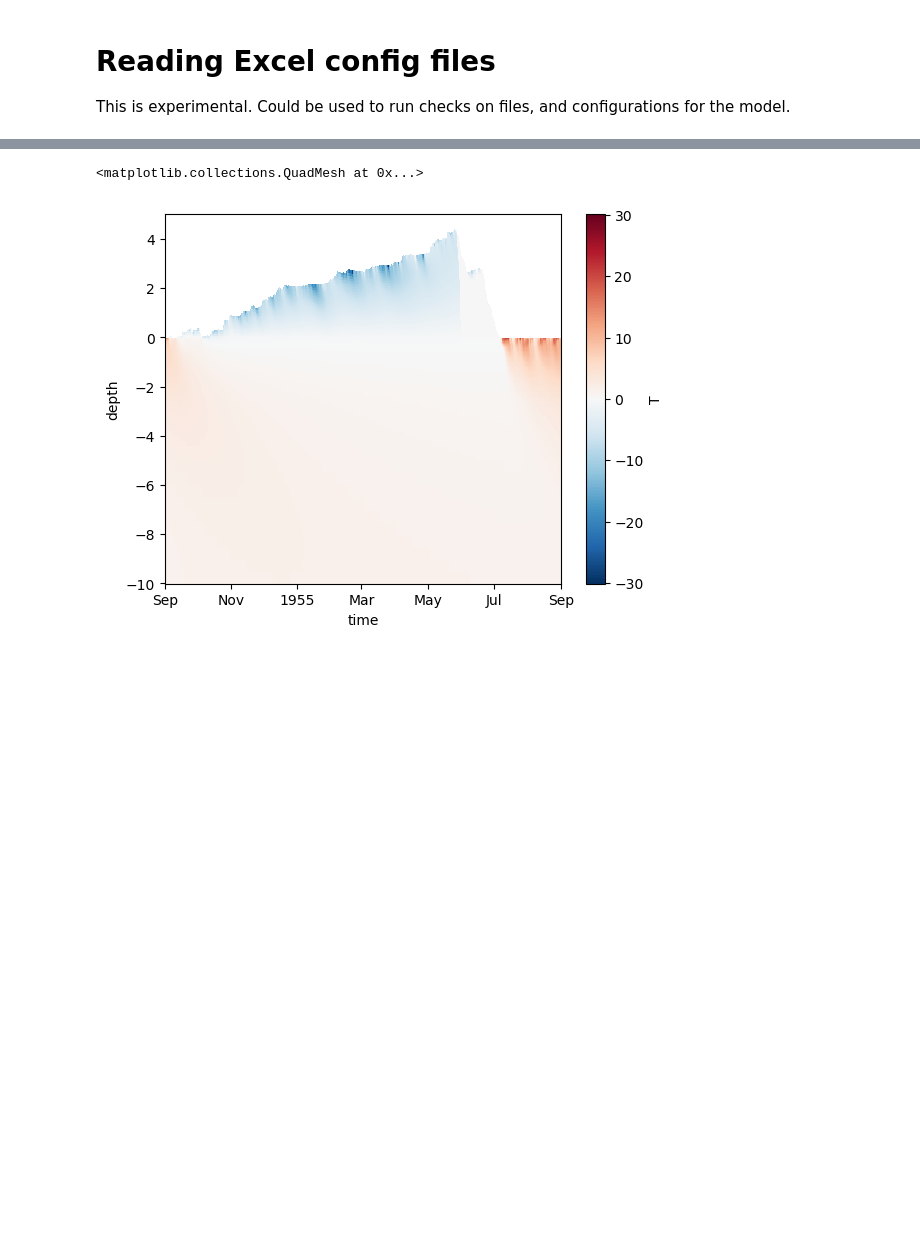
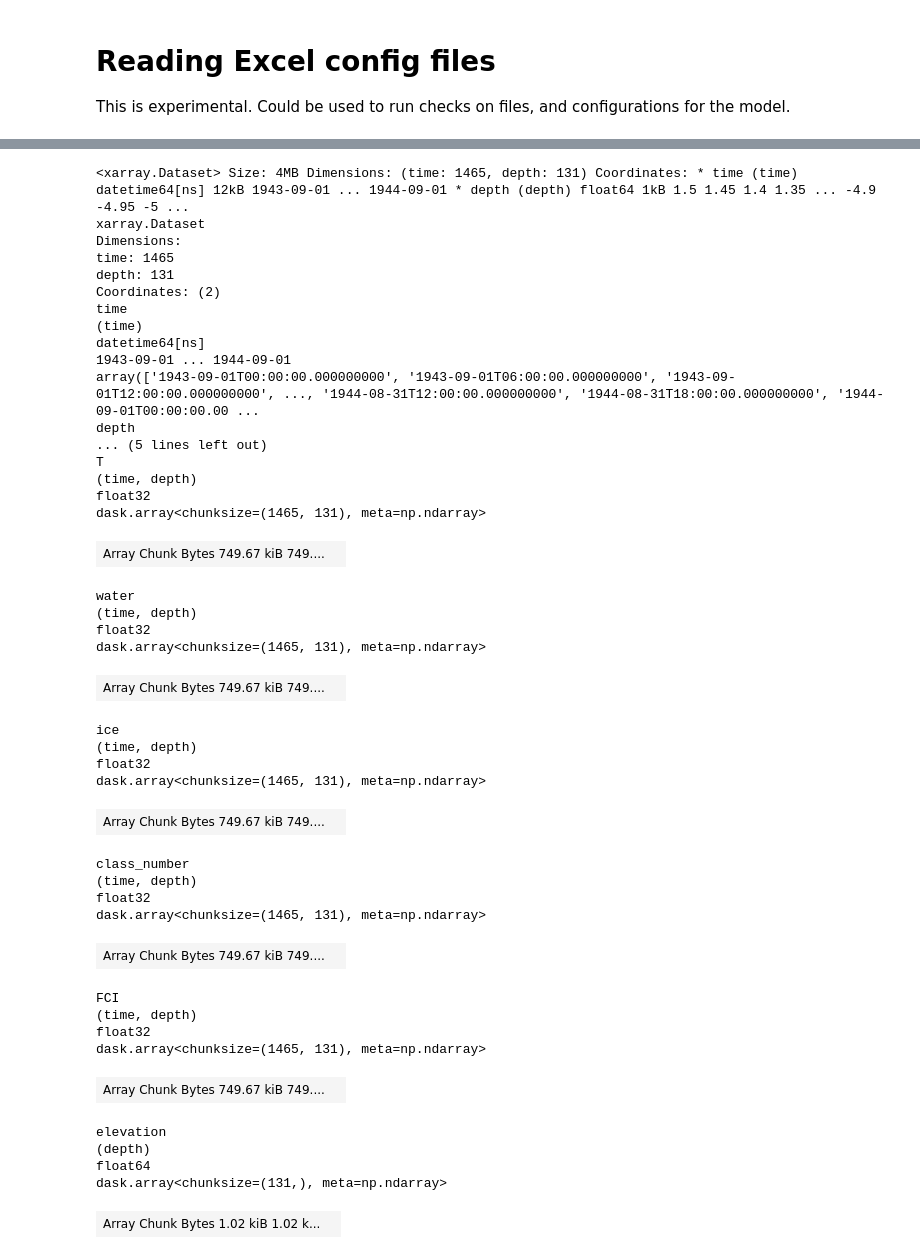
Before and after one commit to lukegre/CryoGrid-pyTools, a Jupyter notebook: demo.ipynb, the cells around one changed output, grey strips where cells are left out. Cells and saved outputs as stored; diff of their text form; code cells hidden in the pictures; blank space fills up the shorter version.

```diff
--- a/demo.ipynb
+++ b/demo.ipynb
@@ -188,5 +241,46 @@ ds = cgt.read_OUT_regridded_FCI2_point_file(fname, max_depth=10)
-# %%
-ds.T.plot()
-# %% [output]
-<matplotlib.collections.QuadMesh at 0x...>
-[figure, removed]
+# %%
+cgt.read_OUT_regridded_FCI2_file(fname, deepest_point=-5)
+# %% [output]
+<xarray.Dataset> Size: 4MB Dimensions: (time: 1465, depth: 131) Coordinates: * time (time) datetime64[ns] 12kB 1943-09-01 ... 1944-09-01 * depth (depth) float64 1kB 1.5 1.45 1.4 1.35 ... -4.9 -4.95 -5 ...
+xarray.Dataset
+Dimensions:
+time: 1465
+depth: 131
+Coordinates: (2)
+time
+(time)
+datetime64[ns]
+1943-09-01 ... 1944-09-01
+array(['1943-09-01T00:00:00.000000000', '1943-09-01T06:00:00.000000000', '1943-09-01T12:00:00.000000000', ..., '1944-08-31T12:00:00.000000000', '1944-08-31T18:00:00.000000000', '1944-09-01T00:00:00.00 ...
+depth
+... (5 lines left out)
+T
+(time, depth)
+float32
+dask.array<chunksize=(1465, 131), meta=np.ndarray>
+| Array Chunk Bytes 749.67 kiB 749.... |  |
+water
+(time, depth)
+float32
+dask.array<chunksize=(1465, 131), meta=np.ndarray>
+| Array Chunk Bytes 749.67 kiB 749.... |  |
+ice
+(time, depth)
+float32
+dask.array<chunksize=(1465, 131), meta=np.ndarray>
+| Array Chunk Bytes 749.67 kiB 749.... |  |
+class_number
+(time, depth)
+float32
+dask.array<chunksize=(1465, 131), meta=np.ndarray>
+| Array Chunk Bytes 749.67 kiB 749.... |  |
+FCI
+(time, depth)
+float32
+dask.array<chunksize=(1465, 131), meta=np.ndarray>
+| Array Chunk Bytes 749.67 kiB 749.... |  |
+elevation
+(depth)
+float64
+dask.array<chunksize=(131,), meta=np.ndarray>
+| Array Chunk Bytes 1.02 kiB 1.02 k... |  |
```
Also changed, not shown: parts of 7 cells of this notebook, 2 other files.
